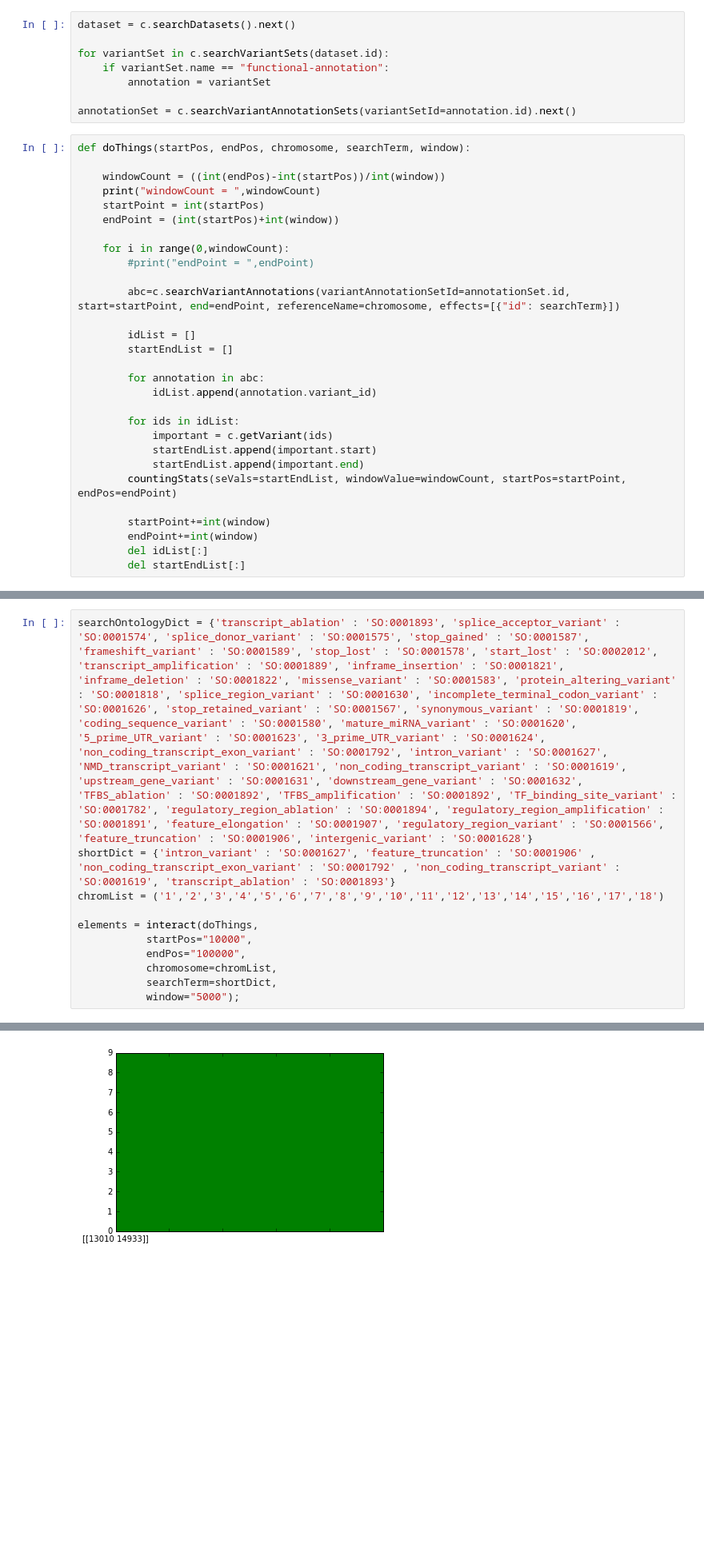
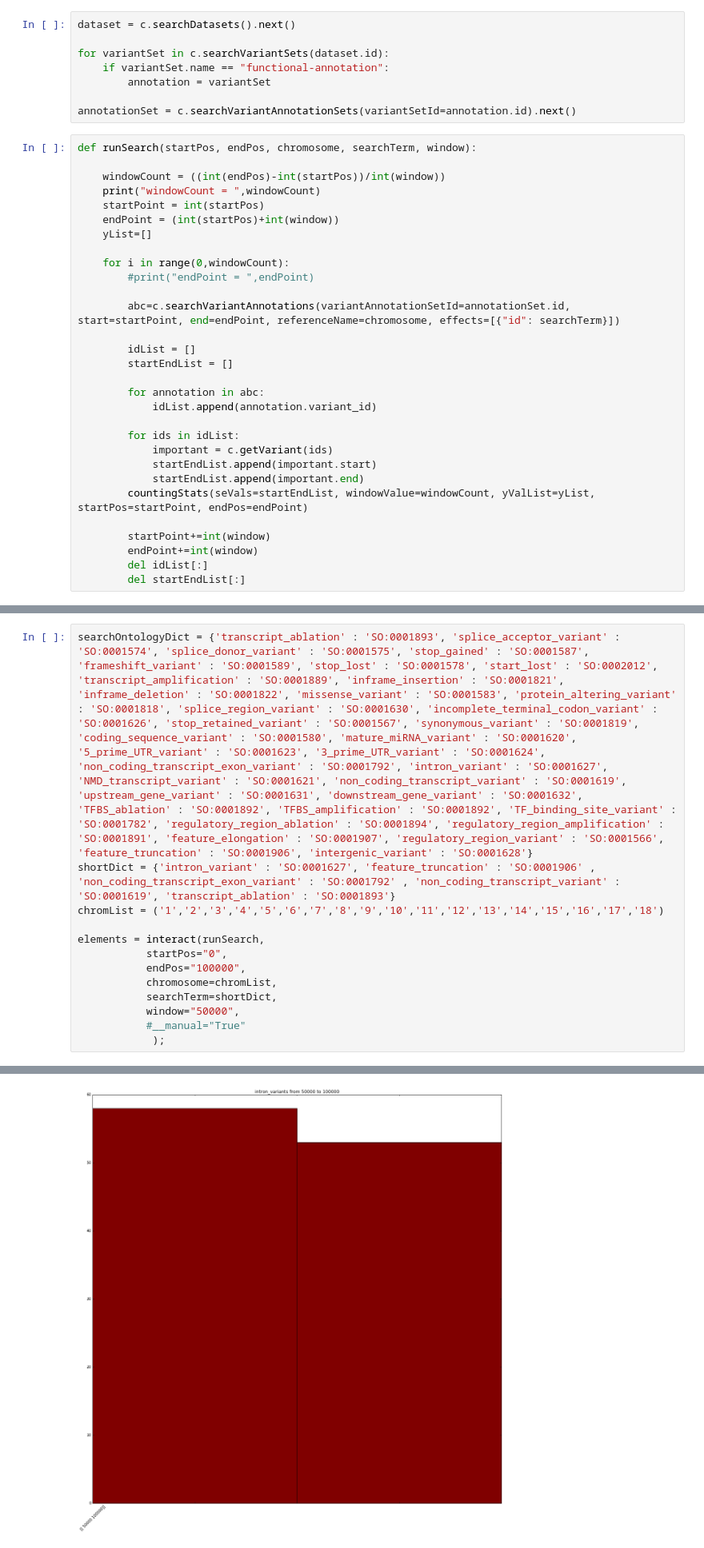
Before and after one commit to BD2KGenomics/bioapi-examples, a Jupyter notebook: python_notebooks/regionSearch.ipynb, the cells around one changed output, grey strips where cells are left out. Shown: that part at 80% size. Cells and saved outputs as stored; diff of their text form; blank space fills up the shorter version.

```diff
--- a/python_notebooks/regionSearch.ipynb
+++ b/python_notebooks/regionSearch.ipynb
@@ -31,12 +32,13 @@ for variantSet in c.searchVariantSets(dataset.id):
 
 annotationSet = c.searchVariantAnnotationSets(variantSetId=annotation.id).next()
 # %%
-def doThings(startPos, endPos, chromosome, searchTerm, window):
+def runSearch(startPos, endPos, chromosome, searchTerm, window):
 
     windowCount = ((int(endPos)-int(startPos))/int(window))
     print("windowCount = ",windowCount)
     startPoint = int(startPos)
     endPoint = (int(startPos)+int(window))
+    yList=[]
 
     for i in range(0,windowCount):
         #print("endPoint = ",endPoint)
@@ -53,7 +55,7 @@ def doThings(startPos, endPos, chromosome, searchTerm, window):
             important = c.getVariant(ids)
             startEndList.append(important.start)
             startEndList.append(important.end)
-        countingStats(seVals=startEndList, windowValue=windowCount, startPos=startPoint, endPos=endPoint)
+        countingStats(seVals=startEndList, windowValue=windowCount, yValList=yList, startPos=startPoint, endPos=endPoint)
 
         startPoint+=int(window)
         endPoint+=int(window)
@@ -104,10 +126,12 @@ searchOntologyDict = {'transcript_ablation' : 'SO:0001893', 'splice_acceptor_var
 shortDict = {'intron_variant' : 'SO:0001627', 'feature_truncation' : 'SO:0001906' , 'non_coding_transcript_exon_variant' : 'SO:0001792' , 'non_coding_transcript_variant' : 'SO:0001619', 'transcript_ablation' : 'SO:0001893'}
 chromList = ('1','2','3','4','5','6','7','8','9','10','11','12','13','14','15','16','17','18')
 
-elements = interact(doThings,
-           startPos="10000",
+elements = interact(runSearch,
+           startPos="0",
            endPos="100000",
            chromosome=chromList,
            searchTerm=shortDict,
-           window="5000");
+           window="50000",
+           #__manual="True"
+            );
 # %% [output]
@@ -115 +141 @@ windowCount =  18
-[figure, old version]
+[figure, new version]
```
Also changed, not shown: parts of 5 cells of this notebook.
